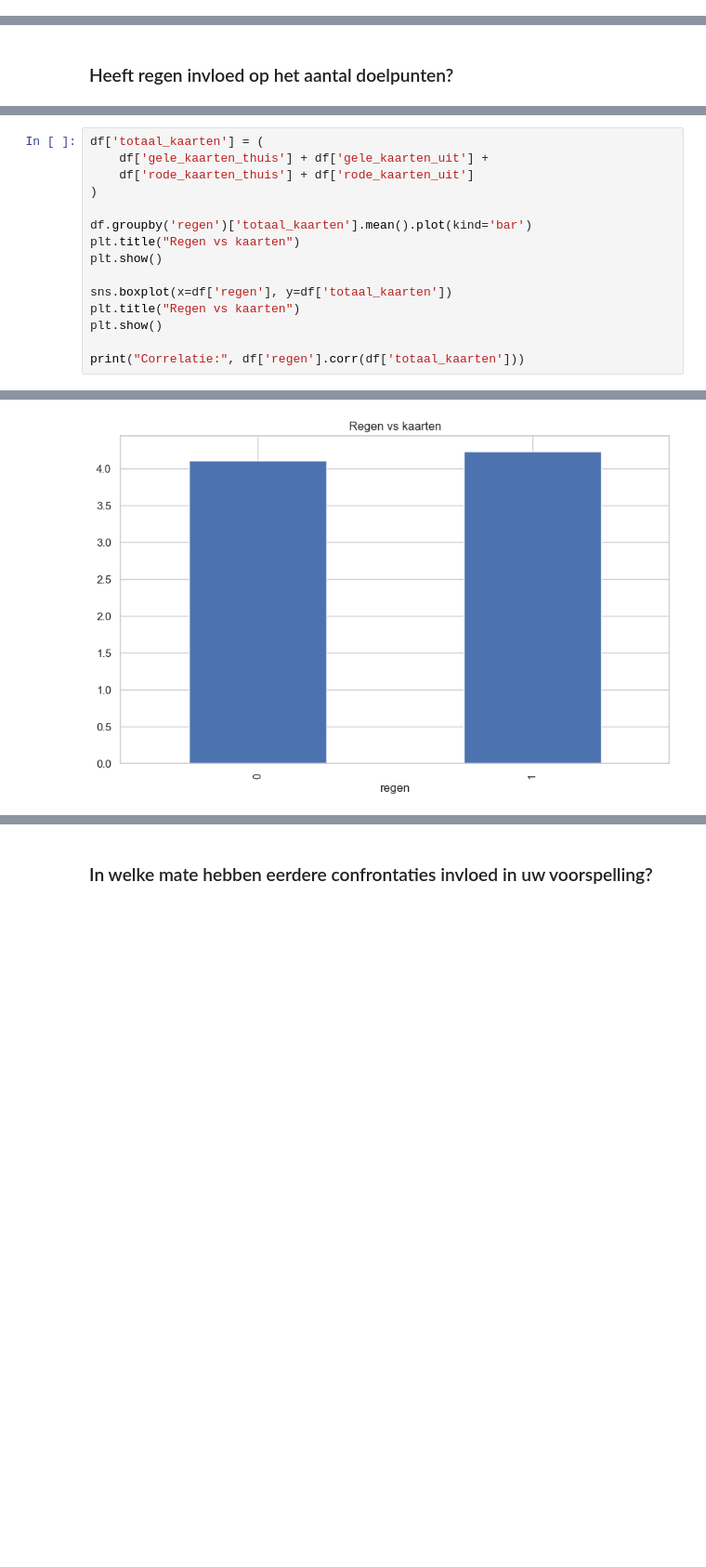
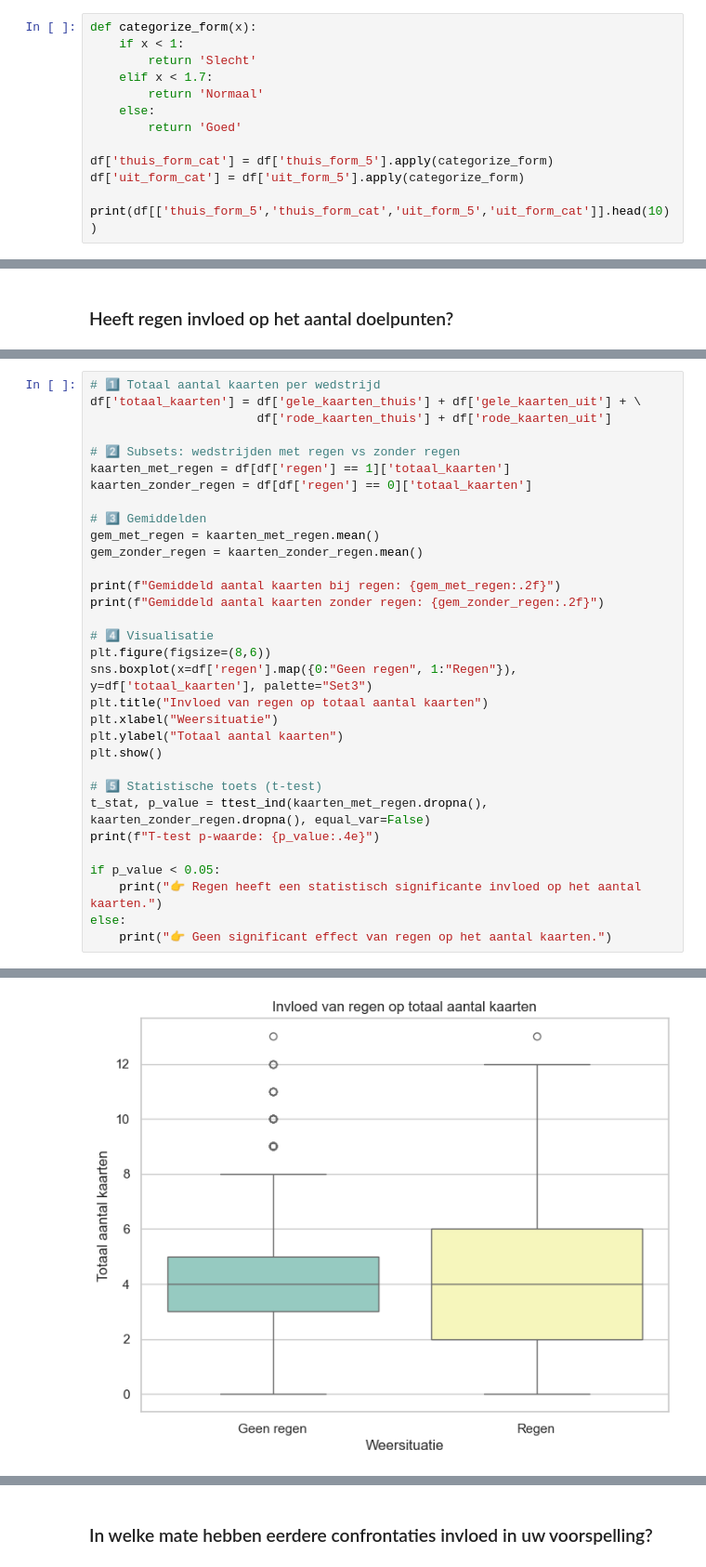
Before and after one commit to Torbendes/Bachelorproef, a Jupyter notebook: code/analyse/jpl_analyse.ipynb, the cells around one changed output, grey strips where cells are left out. Shown at 93% size. Saved outputs shown, nothing was run; the diff lists cells and outputs as text; blank space fills up the shorter version.

```diff
--- a/code/analyse/jpl_analyse.ipynb
+++ b/code/analyse/jpl_analyse.ipynb
@@ -635,0 +669,13 @@ df[['wedstrijd_datum','thuis_team','uit_team','thuis_form_5','uit_form_5']].tail
+# %%
+def categorize_form(x):
+    if x < 1:
+        return 'Slecht'
+    elif x < 1.7:
+        return 'Normaal'
+    else:
+        return 'Goed'
+
+df['thuis_form_cat'] = df['thuis_form_5'].apply(categorize_form)
+df['uit_form_cat'] = df['uit_form_5'].apply(categorize_form)
+
+print(df[['thuis_form_5','thuis_form_cat','uit_form_5','uit_form_cat']].head(10))
@@ -1042,16 +1307,33 @@ Correlatie: 0.028947122676111083
 # %%
-df['totaal_kaarten'] = (
-    df['gele_kaarten_thuis'] + df['gele_kaarten_uit'] +
-    df['rode_kaarten_thuis'] + df['rode_kaarten_uit']
-)
+# 1️⃣ Totaal aantal kaarten per wedstrijd
+df['totaal_kaarten'] = df['gele_kaarten_thuis'] + df['gele_kaarten_uit'] + \
+                       df['rode_kaarten_thuis'] + df['rode_kaarten_uit']
 
-df.groupby('regen')['totaal_kaarten'].mean().plot(kind='bar')
-plt.title("Regen vs kaarten")
+# 2️⃣ Subsets: wedstrijden met regen vs zonder regen
+kaarten_met_regen = df[df['regen'] == 1]['totaal_kaarten']
+kaarten_zonder_regen = df[df['regen'] == 0]['totaal_kaarten']
+
+# 3️⃣ Gemiddelden
+gem_met_regen = kaarten_met_regen.mean()
+gem_zonder_regen = kaarten_zonder_regen.mean()
+
+print(f"Gemiddeld aantal kaarten bij regen: {gem_met_regen:.2f}")
+print(f"Gemiddeld aantal kaarten zonder regen: {gem_zonder_regen:.2f}")
+
+# 4️⃣ Visualisatie
+plt.figure(figsize=(8,6))
+sns.boxplot(x=df['regen'].map({0:"Geen regen", 1:"Regen"}), y=df['totaal_kaarten'], palette="Set3")
+plt.title("Invloed van regen op totaal aantal kaarten")
+plt.xlabel("Weersituatie")
+plt.ylabel("Totaal aantal kaarten")
 plt.show()
 
-sns.boxplot(x=df['regen'], y=df['totaal_kaarten'])
-plt.title("Regen vs kaarten")
-plt.show()
+# 5️⃣ Statistische toets (t-test)
+t_stat, p_value = ttest_ind(kaarten_met_regen.dropna(), kaarten_zonder_regen.dropna(), equal_var=False)
+print(f"T-test p-waarde: {p_value:.4e}")
 
-print("Correlatie:", df['regen'].corr(df['totaal_kaarten']))
+if p_value < 0.05:
+    print("👉 Regen heeft een statistisch significante invloed op het aantal kaarten.")
+else:
+    print("👉 Geen significant effect van regen op het aantal kaarten.")
 # %% [output]
@@ -1058 +1342 @@ print("Correlatie:", df['regen'].corr(df['totaal_kaarten']))
-[figure, old version]
+[figure, new version]
```
Also changed, not shown: parts of 41 cells of this notebook.
